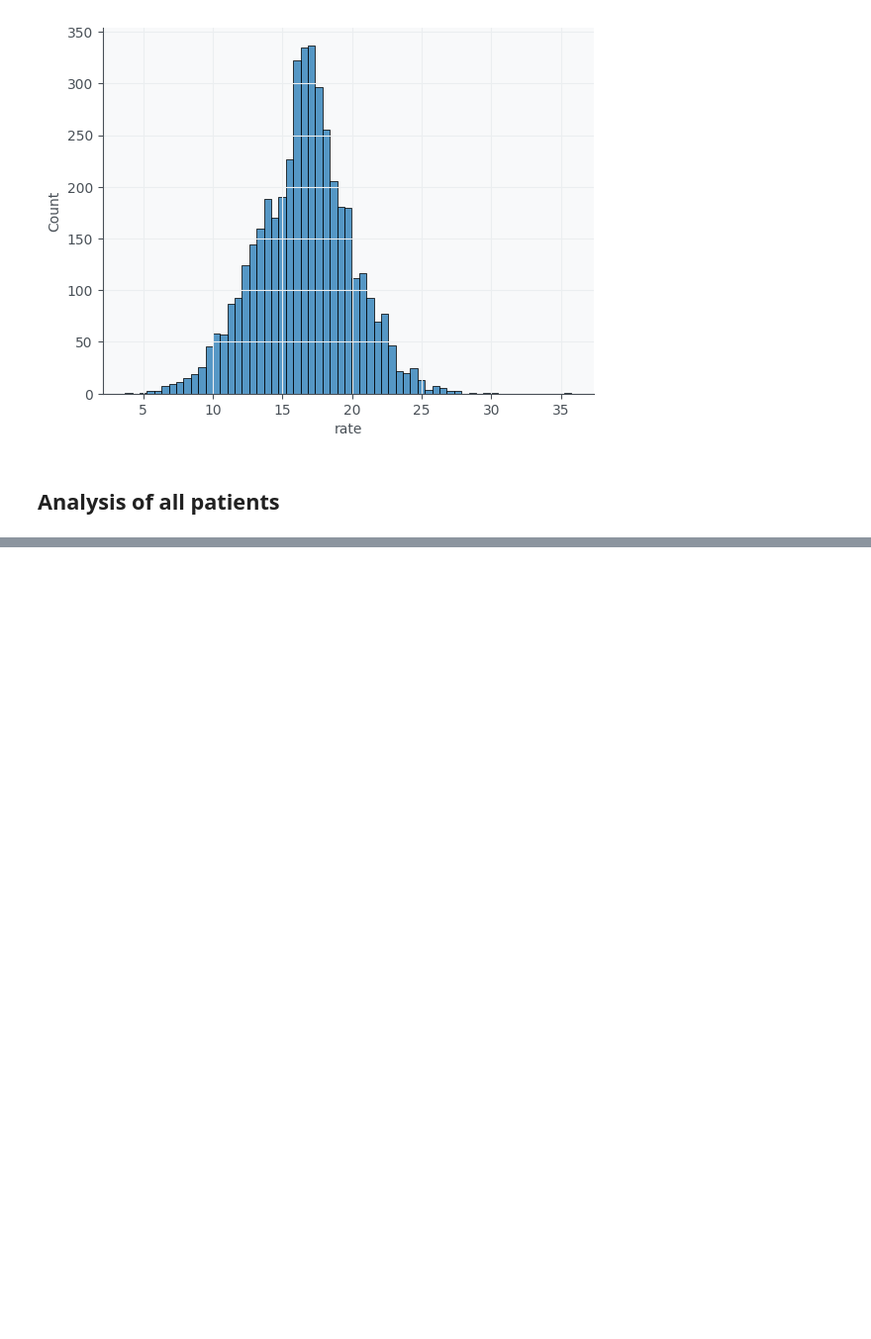
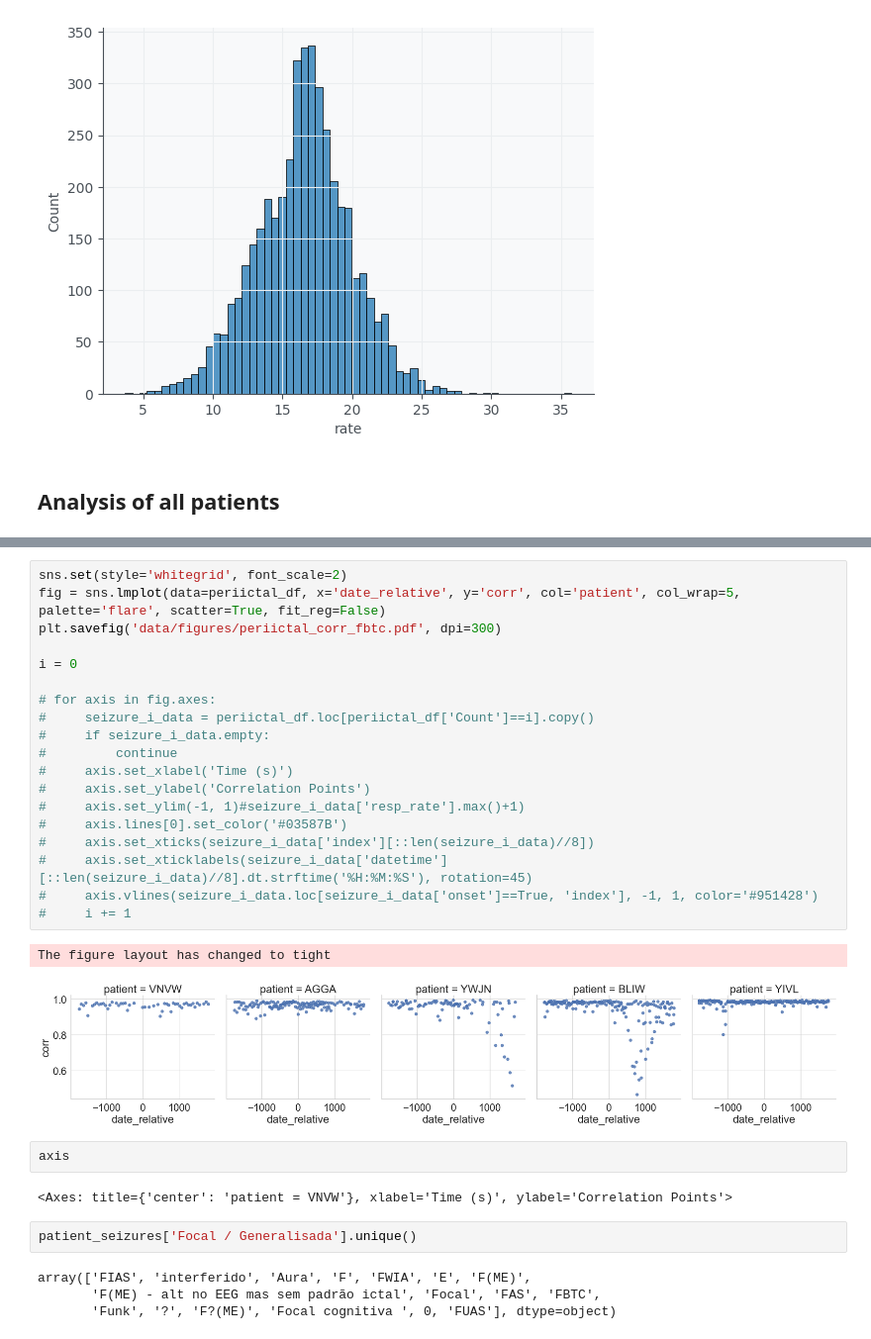
Before and after one commit to MarianaAbreu/preepiseizures, a Jupyter notebook: sudep_analysis/ae_io_correlation_analysis.ipynb, the cells around one changed output, grey strips where cells are left out. Shown at 99% size. Cells and saved outputs as stored; diff of their text form; blank space fills up the shorter version.

```diff
--- a/sudep_analysis/ae_io_correlation_analysis.ipynb
+++ b/sudep_analysis/ae_io_correlation_analysis.ipynb
@@ -107,0 +370,32 @@ KeyboardInterrupt:
+# %%
+sns.set(style='whitegrid', font_scale=2)
+fig = sns.lmplot(data=periictal_df, x='date_relative', y='corr', col='patient', col_wrap=5, palette='flare', scatter=True, fit_reg=False)
+plt.savefig('data/figures/periictal_corr_fbtc.pdf', dpi=300)
+
+i = 0
+
+# for axis in fig.axes:
+#     seizure_i_data = periictal_df.loc[periictal_df['Count']==i].copy()
+#     if seizure_i_data.empty:
+#         continue
+#     axis.set_xlabel('Time (s)')
+#     axis.set_ylabel('Correlation Points')
+#     axis.set_ylim(-1, 1)#seizure_i_data['resp_rate'].max()+1)
+#     axis.lines[0].set_color('#03587B')
+#     axis.set_xticks(seizure_i_data['index'][::len(seizure_i_data)//8])
+#     axis.set_xticklabels(seizure_i_data['datetime'][::len(seizure_i_data)//8].dt.strftime('%H:%M:%S'), rotation=45)
+#     axis.vlines(seizure_i_data.loc[seizure_i_data['onset']==True, 'index'], -1, 1, color='#951428')
+#     i += 1
+# %% [output]
+The figure layout has changed to tight
+[figure, added]
+# %%
+axis
+# %% [output]
+<Axes: title={'center': 'patient = VNVW'}, xlabel='Time (s)', ylabel='Correlation Points'>
+# %%
+patient_seizures['Focal / Generalisada'].unique()
+# %% [output]
+array(['FIAS', 'interferido', 'Aura', 'F', 'FWIA', 'E', 'F(ME)',
+       'F(ME) - alt no EEG mas sem padrão ictal', 'Focal', 'FAS', 'FBTC',
+       'Funk', '?', 'F?(ME)', 'Focal cognitiva ', 0, 'FUAS'], dtype=object)
```
Also changed, not shown: parts of 41 cells of this notebook.
